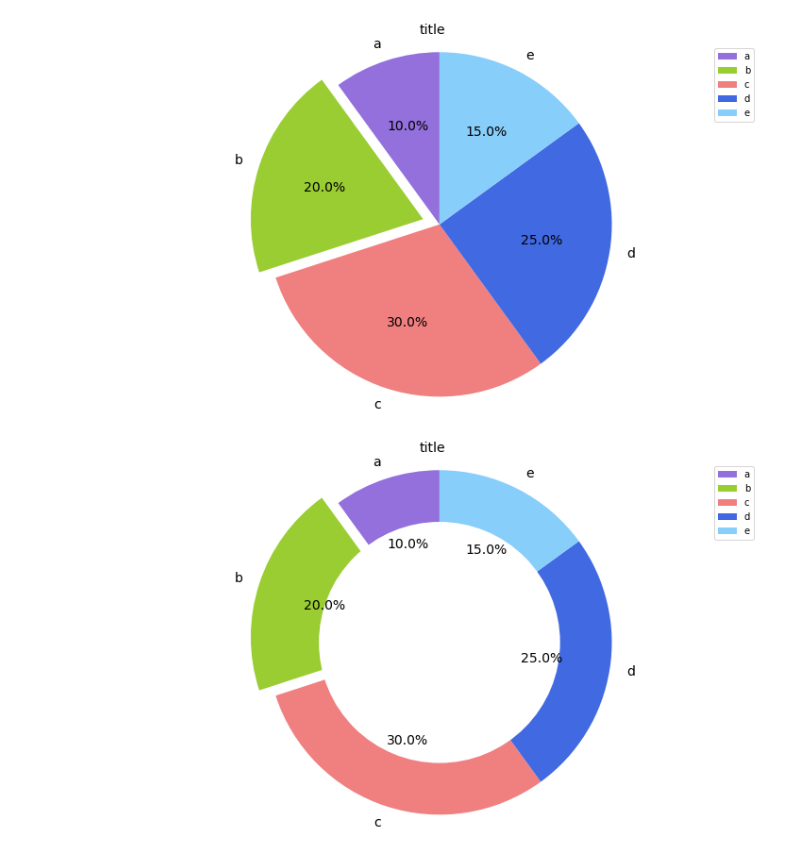
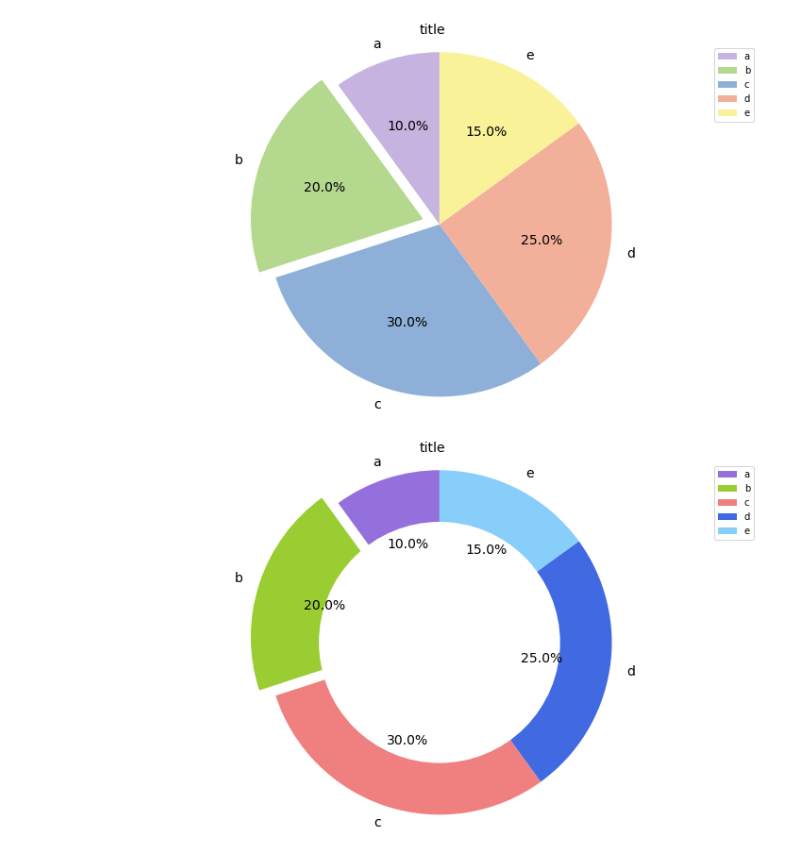
Before and after one commit to myang29/Diagram-Template, a Jupyter notebook: pie_chart_matplotlib.ipynb, the cells around one changed output. Drawn from its saved outputs; the diff is of its cells as text; code cells hidden in the pictures.

Commit message:
change color

```diff
--- a/pie_chart_matplotlib.ipynb
+++ b/pie_chart_matplotlib.ipynb
@@ -1,30 +1,30 @@
 # %%
 import matplotlib.pyplot as plt
 import pandas as pd
 
 df = pd.DataFrame({'name': ['a','b','c','d','e'],
                    'value':[10,20,30,25,15]})
 
-colors = ['mediumpurple','yellowgreen','lightcoral','royalblue','lightskyblue']
+colors = ['#C6B3DF','#B3D88E','#8EB0D8','#F2AF9A','#F9F298']
 
 # "explode" the 2nd slice
 explode = (0, 0.1, 0, 0, 0)
 fig, ax = plt.subplots(figsize=(10,6))
 
 # title
 plt.title("title", fontsize=14, loc='center', pad=10)
 
 ax.pie(df['value'].values.tolist(), explode=explode,colors = colors,labels=df['name'].values.tolist(),autopct='%1.1f%%',
         shadow=False, startangle=90,textprops={'fontsize': 14})
 
 # Equal aspect ratio ensures that pie is drawn as a circle
 ax.axis('equal')
 plt.legend(ncol=1 )
 plt.tight_layout()
 plt.savefig('pie chart.png')
 plt.show()
 # %% [output]
-[figure, old version]
+[figure, new version]
 # %%
 df = pd.DataFrame({'name': ['a','b','c','d','e'],
                    'value':[10,20,30,25,15]})
```
Also changed, not shown: 10 other files.
